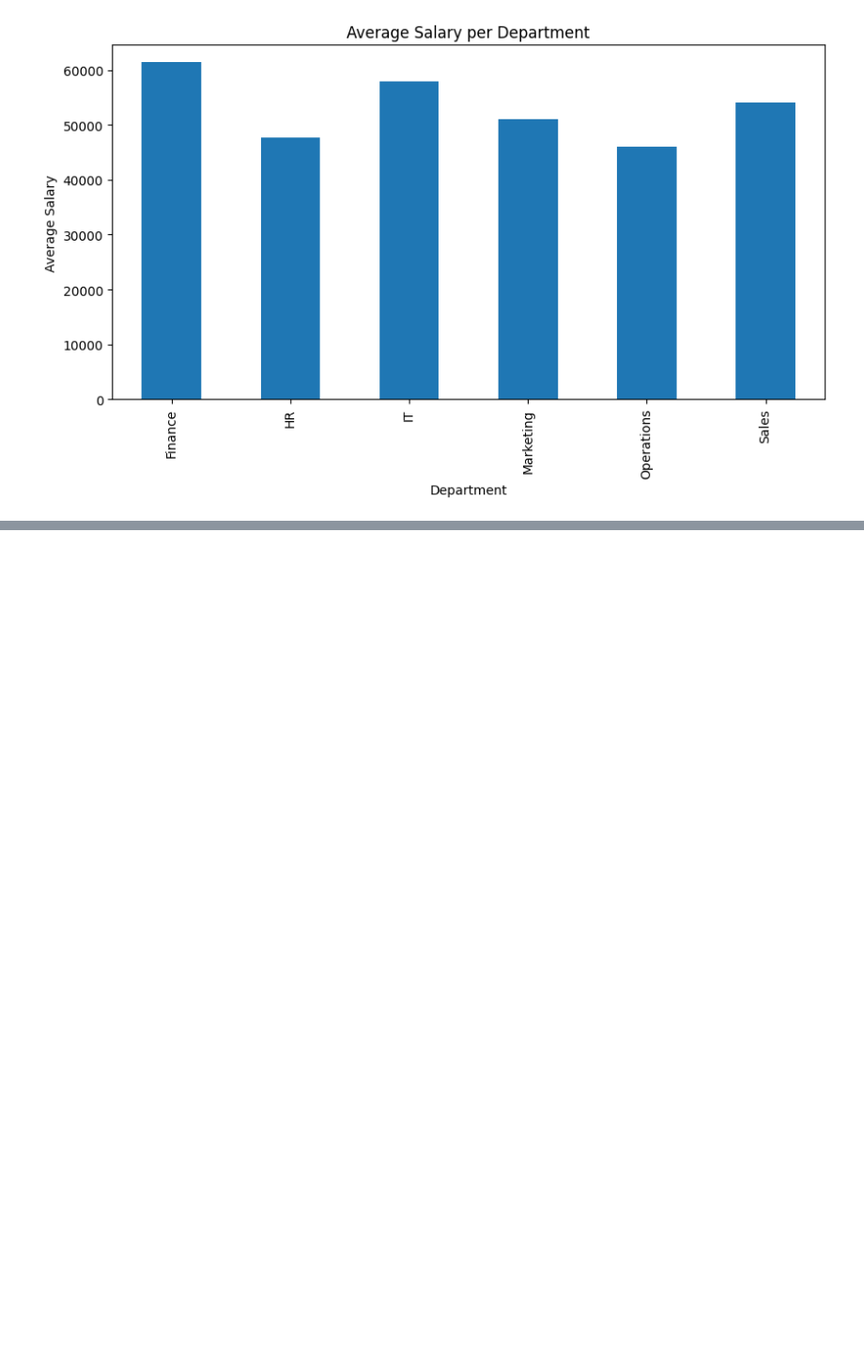
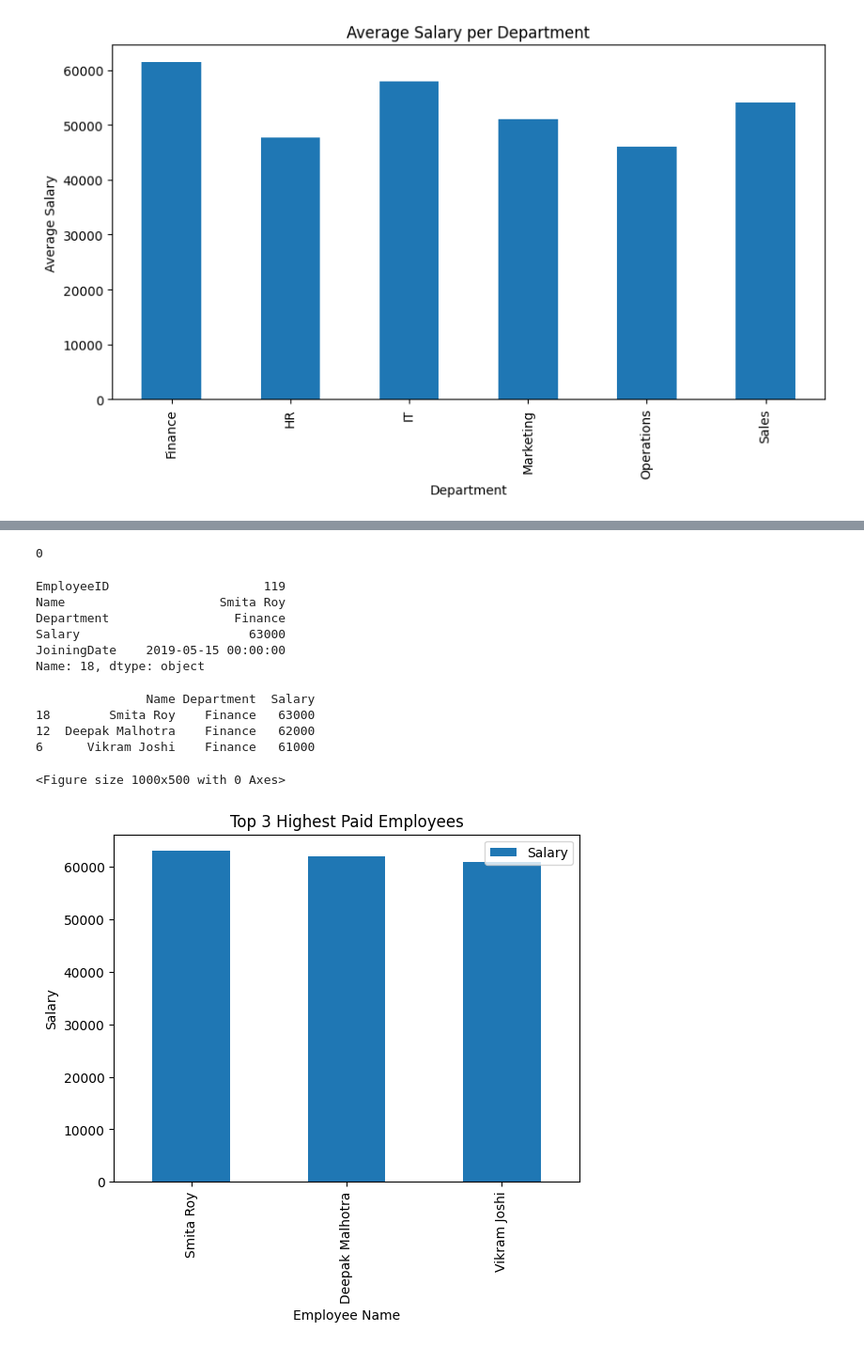
Before and after one commit to mohinilodhi/data---analysis-projects, a Jupyter notebook: Employee_Data_Anylsis.ipynb, the cells around one changed output, grey strips where cells are left out. Shown at 94% size. Saved outputs shown, nothing was run; the diff lists cells and outputs as text; code cells hidden in the pictures; blank space fills up the shorter version.

```diff
--- a/Employee_Data_Anylsis.ipynb
+++ b/Employee_Data_Anylsis.ipynb
@@ -194,0 +213,39 @@ plt.show()
+# %%
+df["JoiningDate"] = pd.to_datetime(df["JoiningDate"], dayfirst=True)
+# %%
+print(df.duplicated().sum())
+# %% [output]
+0
+# %%
+df = df.drop_duplicates()
+# %%
+top_employee = df.loc[df["Salary"].idxmax()]
+print(top_employee)
+# %% [output]
+EmployeeID                     119
+Name                     Smita Roy
+Department                 Finance
+Salary                       63000
+JoiningDate    2019-05-15 00:00:00
+Name: 18, dtype: object
+# %%
+top3 = df.sort_values("Salary",ascending=False).head(3)
+print(top3[["Name","Department","Salary"]])
+# %% [output]
+               Name Department  Salary
+18        Smita Roy    Finance   63000
+12  Deepak Malhotra    Finance   62000
+6      Vikram Joshi    Finance   61000
+# %%
+plt.figure(figsize=(10,5))
+
+top3.plot(x="Name", y="Salary", kind="bar")
+
+plt.title("Top 3 Highest Paid Employees")
+plt.xlabel("Employee Name")
+plt.ylabel("Salary")
+
+plt.show()
+# %% [output]
+<Figure size 1000x500 with 0 Axes>
+[figure, added]
```
Also changed, not shown: parts of 6 cells of this notebook.
